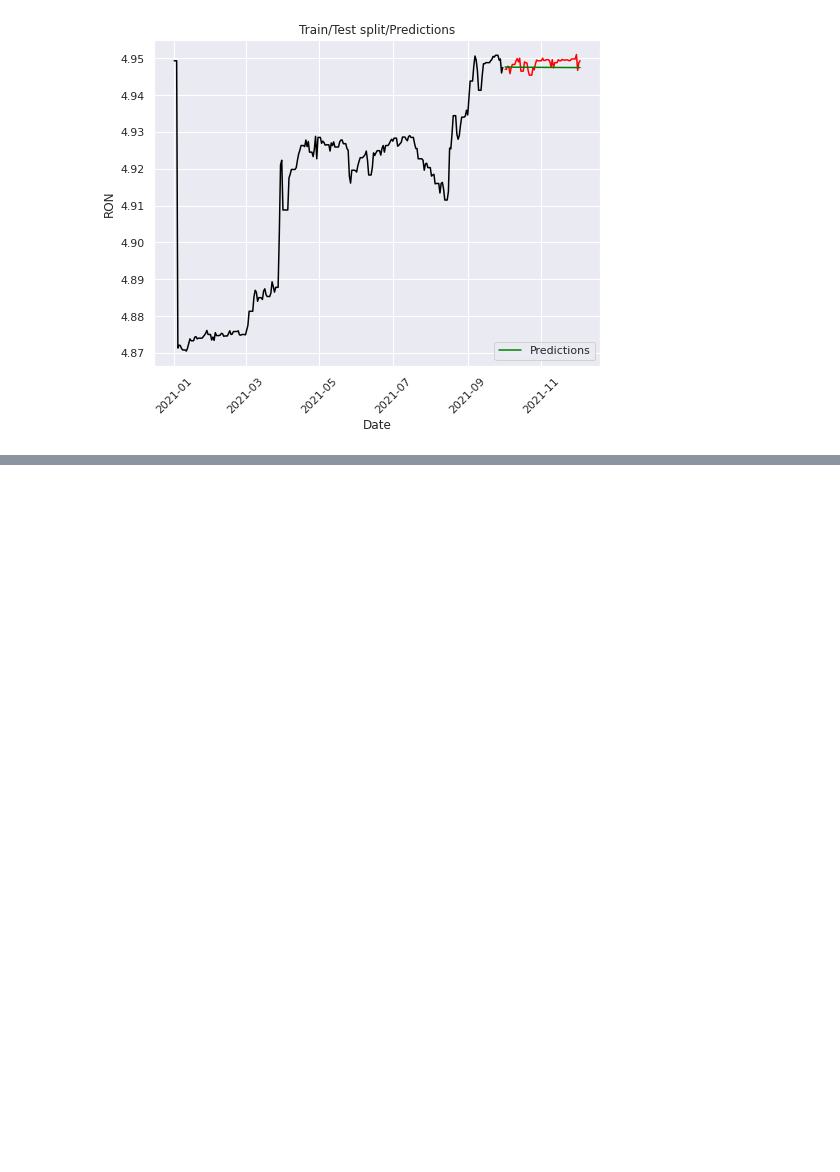
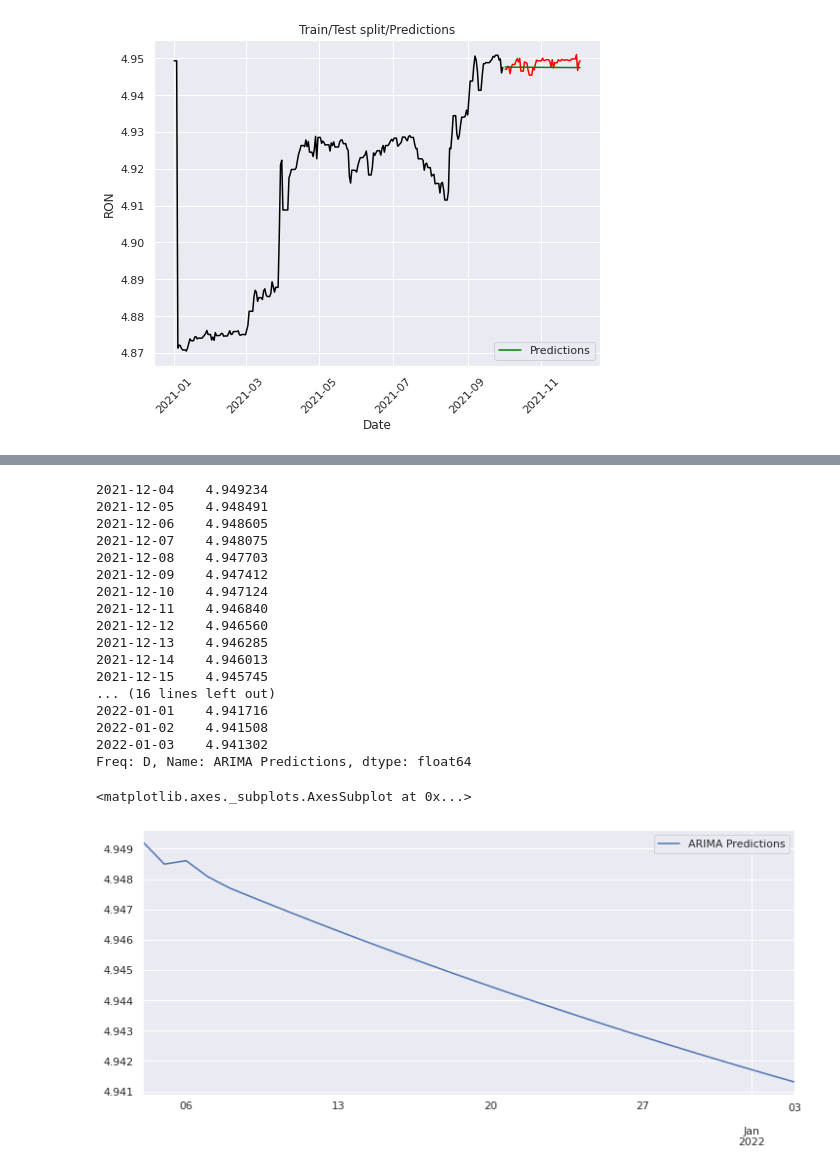
Before and after one commit to jtunde/Python, a Jupyter notebook: cn2 ARIMA.ipynb, the cells around one changed output, grey strips where cells are left out. Drawn from its saved outputs; the diff is of its cells as text; code cells hidden in the pictures; blank space fills up the shorter version.

```diff
--- a/cn2 ARIMA.ipynb
+++ b/cn2 ARIMA.ipynb
@@ -170,0 +204,5 @@ MSE:  0.004737733387625022
+# %%
+from statsmodels.tsa.arima_model import ARIMA
+model2=ARIMA(data['RON'],order=(1,0,5))
+model2=model2.fit()
+data.tail()
@@ -170,0 +217,28 @@ MSE:  0.004737733387625022
+# %%
+index_future_dates=pd.date_range(start='2021-12-04',end='2022-01-03')
+pred=model2.predict(start='2021-12-04',end='2022-01-03').rename('ARIMA Predictions')
+#pred=model2.predict(start=len(data),end=len(data)+30).rename('ARIMA predictions')
+#print(comp_pred)
+pred.index=index_future_dates
+print(pred)
+pred.plot(figsize=(12,5),legend=True)
+# %% [output]
+2021-12-04    4.949234
+2021-12-05    4.948491
+2021-12-06    4.948605
+2021-12-07    4.948075
+2021-12-08    4.947703
+2021-12-09    4.947412
+2021-12-10    4.947124
+2021-12-11    4.946840
+2021-12-12    4.946560
+2021-12-13    4.946285
+2021-12-14    4.946013
+2021-12-15    4.945745
+... (16 lines left out)
+2022-01-01    4.941716
+2022-01-02    4.941508
+2022-01-03    4.941302
+Freq: D, Name: ARIMA Predictions, dtype: float64
+<matplotlib.axes._subplots.AxesSubplot at 0x...>
+[figure, added]
```
Also changed, not shown: parts of 8 cells of this notebook.
